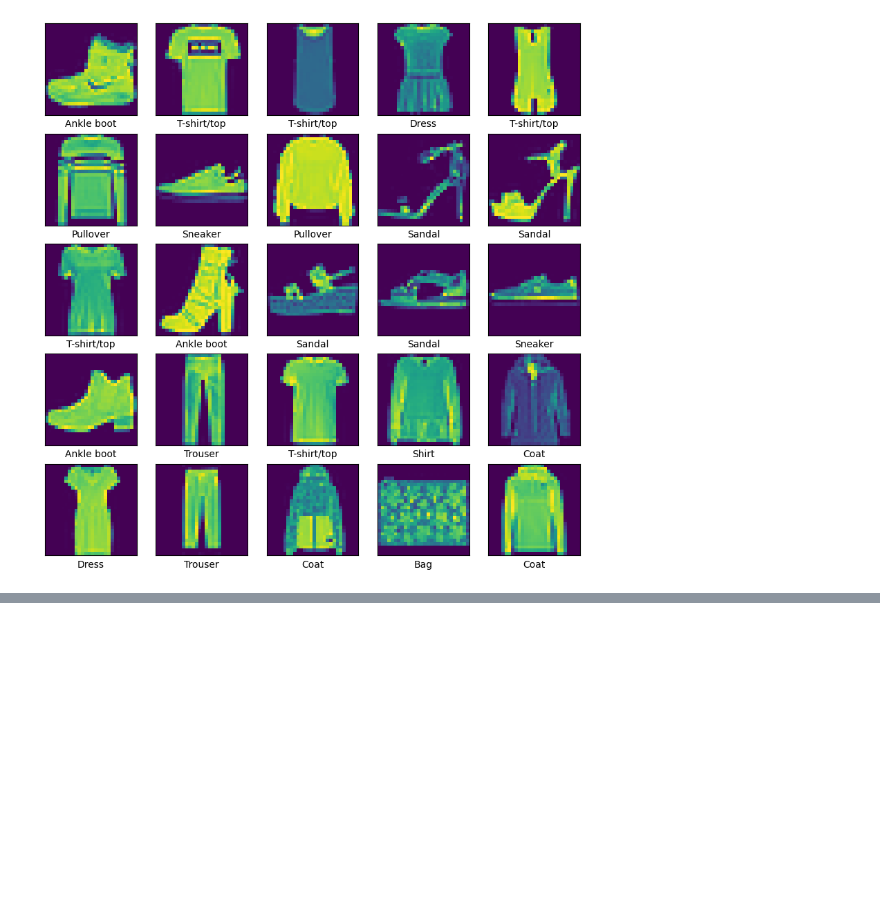
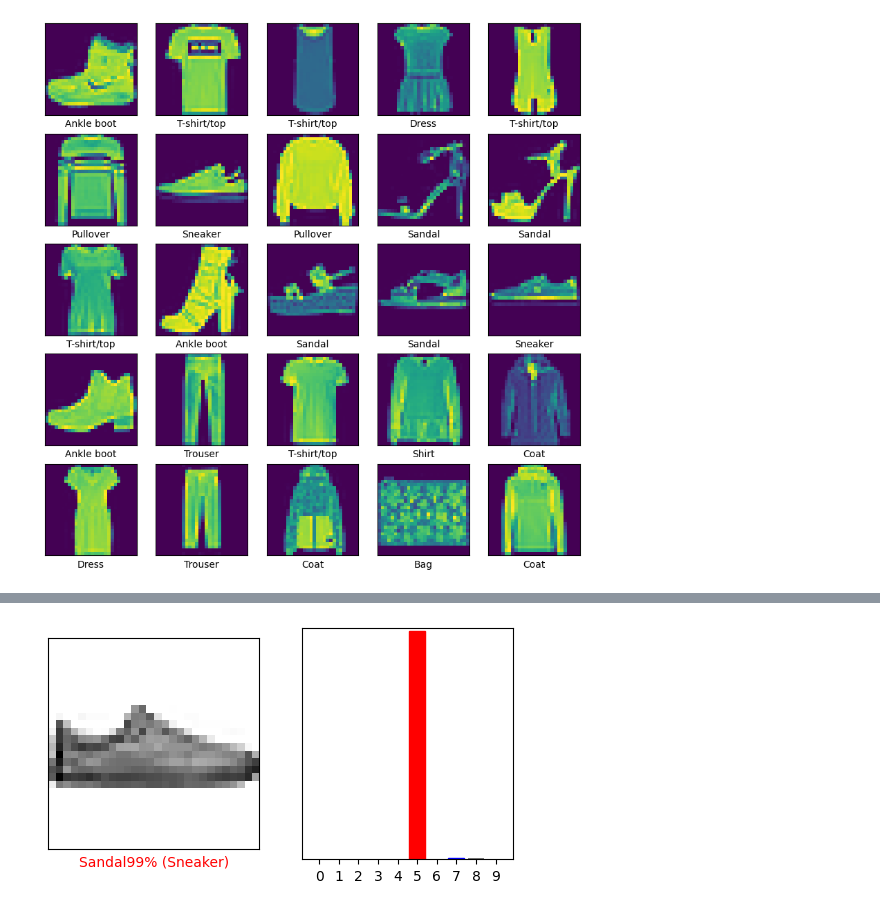
Before and after one commit to nematatu/Colab-Python, a Jupyter notebook: 基本的な画像分類.ipynb, the cells around one changed output, grey strips where cells are left out. Drawn from its saved outputs; the diff is of its cells as text; code cells hidden in the pictures; blank space fills up the shorter version.

```diff
--- a/基本的な画像分類.ipynb
+++ b/基本的な画像分類.ipynb
@@ -97,0 +188,5 @@ plt.show()
+# %%
+#学習したモデルを使ってtest_imagesを予測する
+#予測っていい方がわかりにくい
+#普通に学習したものを使って当ててるだけ
+predictions=probability_model.predict(test_images,verbose=1)
@@ -97,0 +274,10 @@ plt.show()
+# %%
+i=12
+plt.figure(figsize=(6,3))
+plt.subplot(1,2,1)
+plot_image(i,predictions[i],test_labels,test_images)
+plt.subplot(1,2,2)
+plot_value_array(i,predictions[i],test_labels)
+plt.show()
+# %% [output]
+[figure, added]
```
Also changed, not shown: parts of 14 cells of this notebook.
